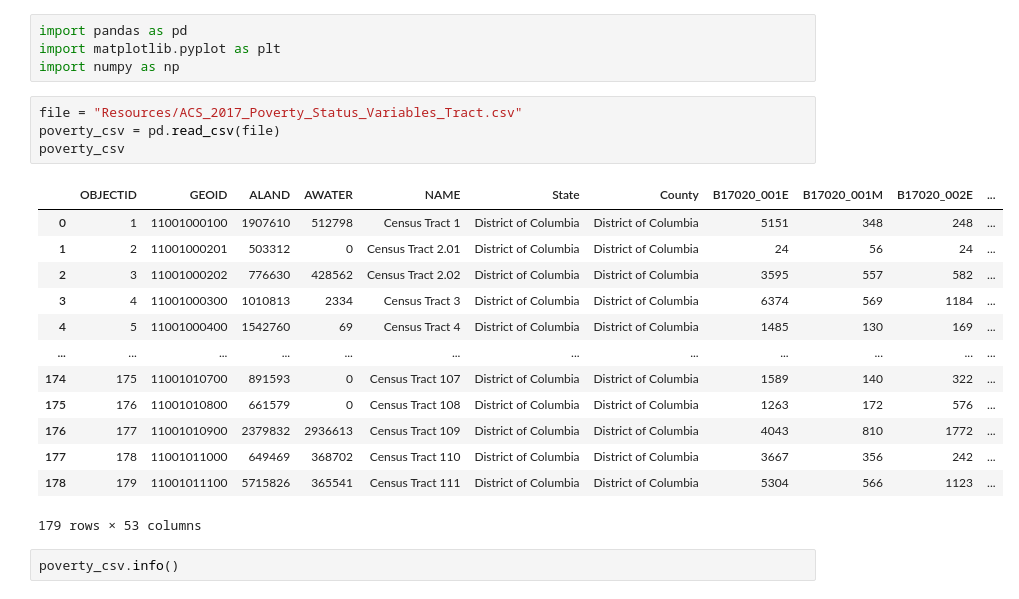
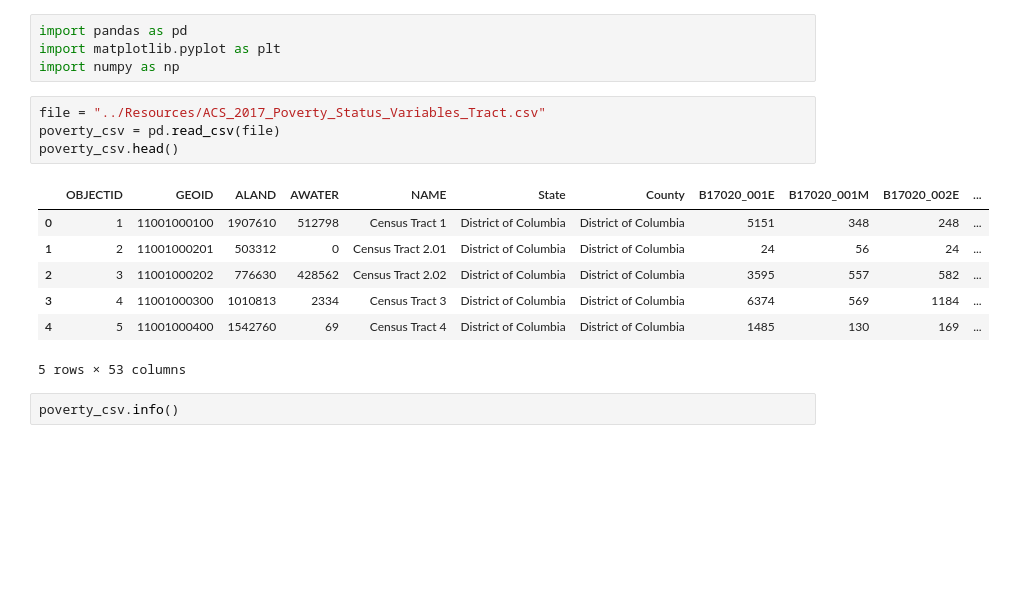
Before and after one commit to poojanagrecha/Crime-and-Poverty-WashingtonD.C, a Jupyter notebook: Poverty CSV Notebook/Poverty-Pooja.ipynb, the cells around one changed output. Saved outputs shown, nothing was run; the diff lists cells and outputs as text; blank space fills up the shorter version.

```diff
--- a/Poverty CSV Notebook/Poverty-Pooja.ipynb
+++ b/Poverty CSV Notebook/Poverty-Pooja.ipynb
@@ -3,23 +3,17 @@ import pandas as pd
 import matplotlib.pyplot as plt
 import numpy as np
 # %%
-file = "Resources/ACS_2017_Poverty_Status_Variables_Tract.csv"
+file = "../Resources/ACS_2017_Poverty_Status_Variables_Tract.csv"
 poverty_csv = pd.read_csv(file)
-poverty_csv
+poverty_csv.head()
 # %% [output]
 |  | OBJECTID | GEOID | ALAND | AWATER | NAME | State | County | B17020_001E | B17020_001M | B17020_002E | ... |
 | 0 | 1 | 11001000100 | 1907610 | 512798 | Census Tract 1 | District of Columbia | District of Columbia | 5151 | 348 | 248 | ... |
 | 1 | 2 | 11001000201 | 503312 | 0 | Census Tract 2.01 | District of Columbia | District of Columbia | 24 | 56 | 24 | ... |
 | 2 | 3 | 11001000202 | 776630 | 428562 | Census Tract 2.02 | District of Columbia | District of Columbia | 3595 | 557 | 582 | ... |
 | 3 | 4 | 11001000300 | 1010813 | 2334 | Census Tract 3 | District of Columbia | District of Columbia | 6374 | 569 | 1184 | ... |
 | 4 | 5 | 11001000400 | 1542760 | 69 | Census Tract 4 | District of Columbia | District of Columbia | 1485 | 130 | 169 | ... |
-| ... | ... | ... | ... | ... | ... | ... | ... | ... | ... | ... | ... |
-| 174 | 175 | 11001010700 | 891593 | 0 | Census Tract 107 | District of Columbia | District of Columbia | 1589 | 140 | 322 | ... |
-| 175 | 176 | 11001010800 | 661579 | 0 | Census Tract 108 | District of Columbia | District of Columbia | 1263 | 172 | 576 | ... |
-| 176 | 177 | 11001010900 | 2379832 | 2936613 | Census Tract 109 | District of Columbia | District of Columbia | 4043 | 810 | 1772 | ... |
-| 177 | 178 | 11001011000 | 649469 | 368702 | Census Tract 110 | District of Columbia | District of Columbia | 3667 | 356 | 242 | ... |
-| 178 | 179 | 11001011100 | 5715826 | 365541 | Census Tract 111 | District of Columbia | District of Columbia | 5304 | 566 | 1123 | ... |
-179 rows × 53 columns
+5 rows × 53 columns
 # %%
 poverty_csv.info()
 # %% [output]
```
Also changed, not shown: parts of 1 cell of this notebook.
